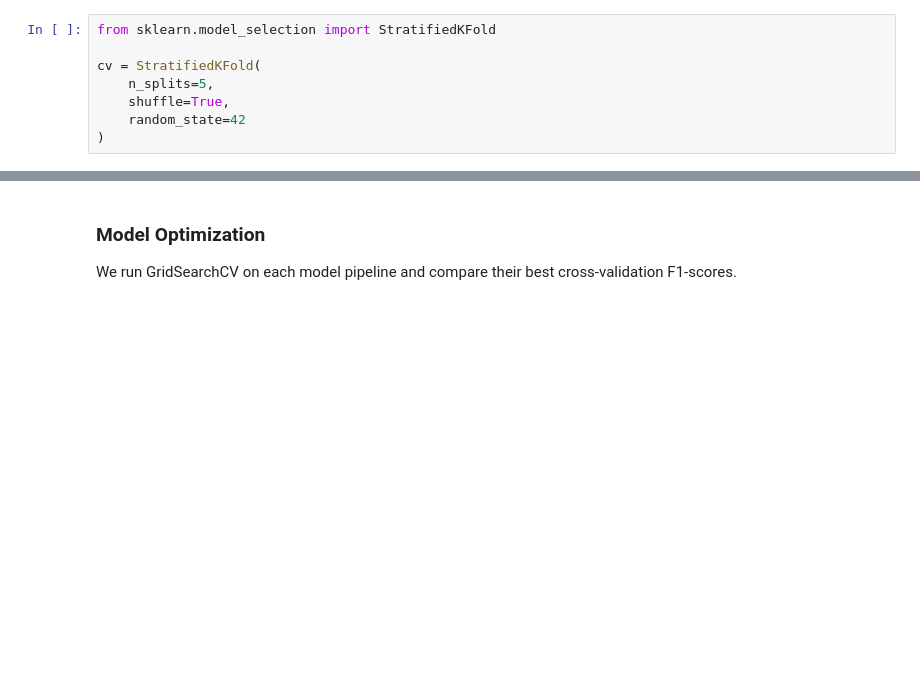
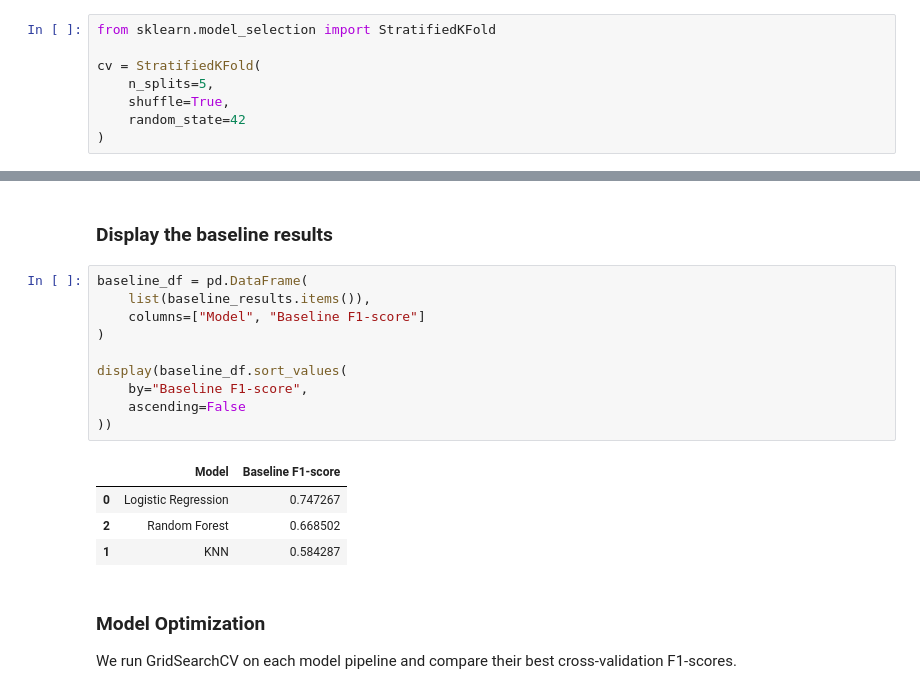
Before and after one commit to lahcen404/MindScope, a Jupyter notebook: notebooks/Model-Training.ipynb, the cells around one changed output, grey strips where cells are left out. Drawn from its saved outputs; the diff is of its cells as text; blank space fills up the shorter version.

```diff
--- a/notebooks/Model-Training.ipynb
+++ b/notebooks/Model-Training.ipynb
@@ -154,3 +166,20 @@ params_grids={
+# %% [markdown]
+### Display the baseline results
+# %%
+baseline_df = pd.DataFrame(
+    list(baseline_results.items()),
+    columns=["Model", "Baseline F1-score"]
+)
+
+display(baseline_df.sort_values(
+    by="Baseline F1-score",
+    ascending=False
+))
+# %% [output]
+|  | Model | Baseline F1-score |
+| 0 | Logistic Regression | 0.747267 |
+| 2 | Random Forest | 0.668502 |
+| 1 | KNN | 0.584287 |
 # %% [markdown]
 ### Model Optimization
 We run GridSearchCV on each model pipeline and compare their best cross-validation F1-scores.
```
Also changed, not shown: parts of 6 cells of this notebook, 9 other files.
